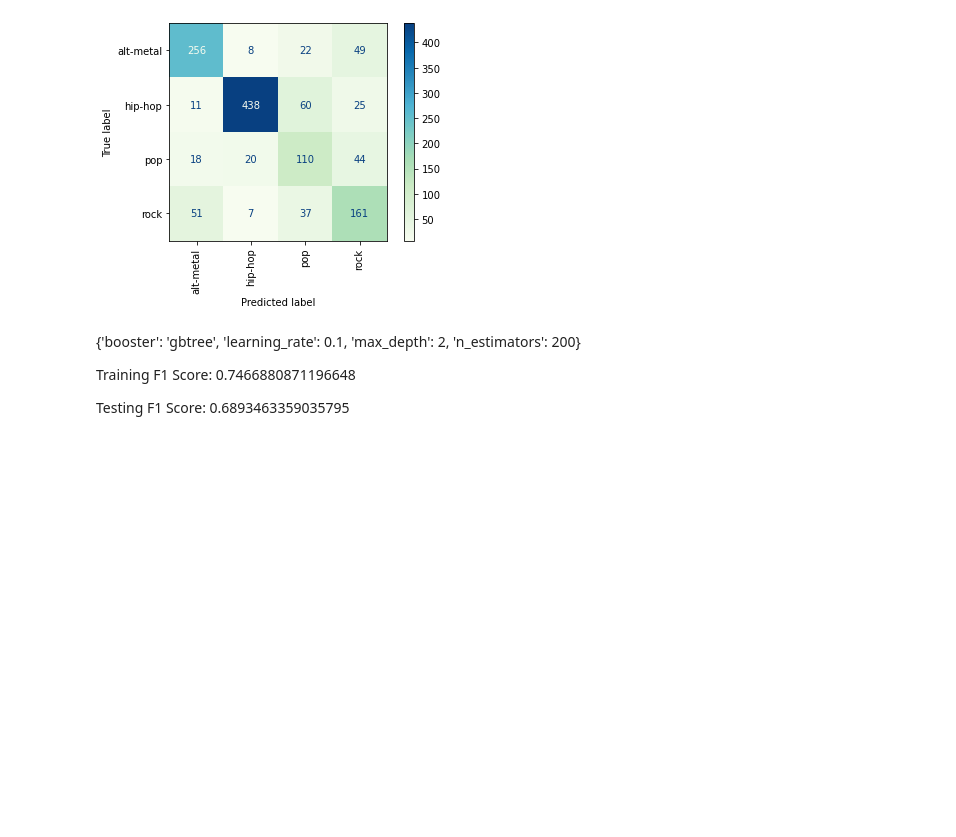
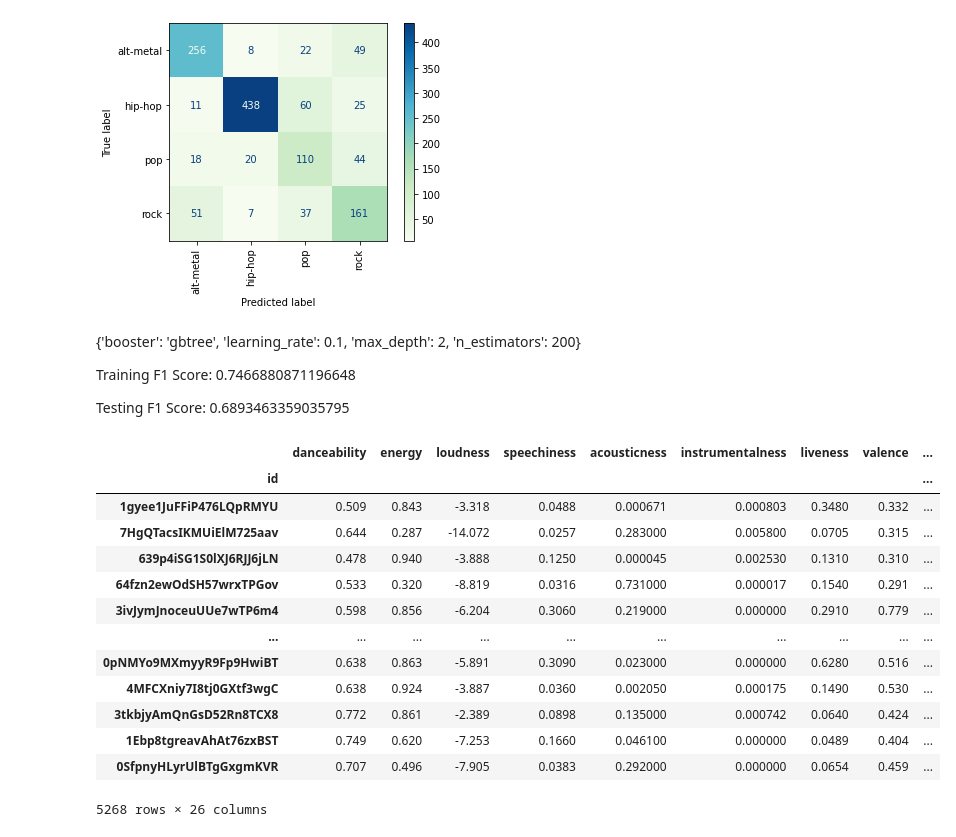
Before and after one commit to Hadryan/Music-Recommendation-System-24, a Jupyter notebook: Data-Modeling.ipynb, the cells around one changed output. Drawn from its saved outputs; the diff is of its cells as text; code cells hidden in the pictures; blank space fills up the shorter version.

```diff
--- a/Data-Modeling.ipynb
+++ b/Data-Modeling.ipynb
@@ -418,0 +427,17 @@ F1 Score: 0.6893463359035795
+# %%
+final_ohe
+# %% [output]
+|  | danceability | energy | loudness | speechiness | acousticness | instrumentalness | liveness | valence | ... |
+| id |  |  |  |  |  |  |  |  | ... |
+| 1gyee1JuFFiP476LQpRMYU | 0.509 | 0.843 | -3.318 | 0.0488 | 0.000671 | 0.000803 | 0.3480 | 0.332 | ... |
+| 7HgQTacsIKMUiElM725aav | 0.644 | 0.287 | -14.072 | 0.0257 | 0.283000 | 0.005800 | 0.0705 | 0.315 | ... |
+| 639p4iSG1S0lXJ6RJJ6jLN | 0.478 | 0.940 | -3.888 | 0.1250 | 0.000045 | 0.002530 | 0.1310 | 0.310 | ... |
+| 64fzn2ewOdSH57wrxTPGov | 0.533 | 0.320 | -8.819 | 0.0316 | 0.731000 | 0.000017 | 0.1540 | 0.291 | ... |
+| 3ivJymJnoceuUUe7wTP6m4 | 0.598 | 0.856 | -6.204 | 0.3060 | 0.219000 | 0.000000 | 0.2910 | 0.779 | ... |
+| ... | ... | ... | ... | ... | ... | ... | ... | ... | ... |
+| 0pNMYo9MXmyyR9Fp9HwiBT | 0.638 | 0.863 | -5.891 | 0.3090 | 0.023000 | 0.000000 | 0.6280 | 0.516 | ... |
+| 4MFCXniy7I8tj0GXtf3wgC | 0.638 | 0.924 | -3.887 | 0.0360 | 0.002050 | 0.000175 | 0.1490 | 0.530 | ... |
+| 3tkbjyAmQnGsD52Rn8TCX8 | 0.772 | 0.861 | -2.389 | 0.0898 | 0.135000 | 0.000742 | 0.0640 | 0.424 | ... |
+| 1Ebp8tgreavAhAt76zxBST | 0.749 | 0.620 | -7.253 | 0.1660 | 0.046100 | 0.000000 | 0.0489 | 0.404 | ... |
+| 0SfpnyHLyrUlBTgGxgmKVR | 0.707 | 0.496 | -7.905 | 0.0383 | 0.292000 | 0.000000 | 0.0654 | 0.459 | ... |
+5268 rows × 26 columns
```
Also changed, not shown: parts of 8 cells of this notebook, 1 other file.
